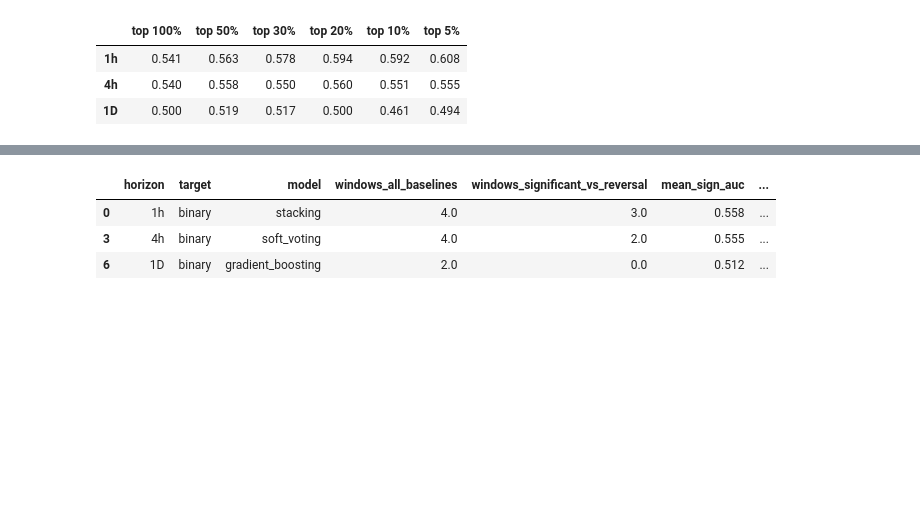
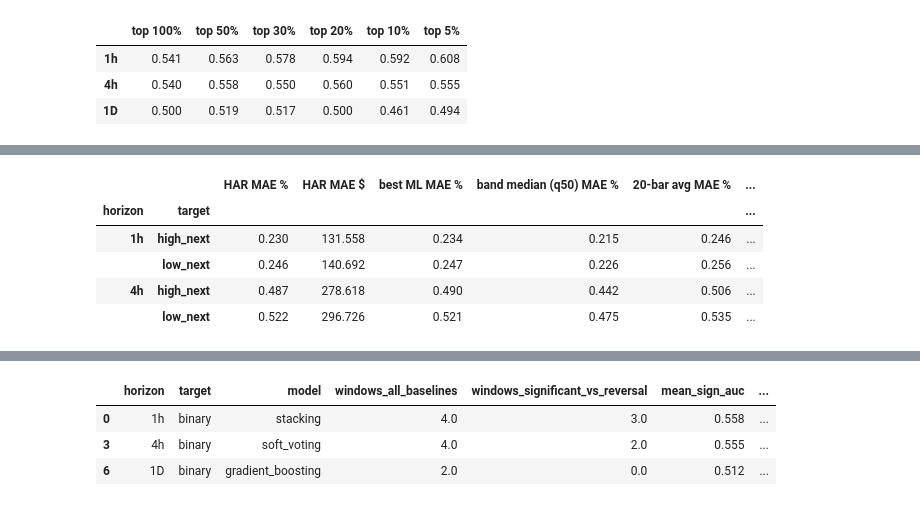
Before and after one commit to Gaston202/BitcoinPricePrediction, a Jupyter notebook: notebooks/06_evaluation.ipynb, the cells around one changed output, grey strips where cells are left out. Drawn from its saved outputs; the diff is of its cells as text; code cells hidden in the pictures; blank space fills up the shorter version.

```diff
--- a/notebooks/06_evaluation.ipynb
+++ b/notebooks/06_evaluation.ipynb
@@ -269,0 +276,23 @@ pd.DataFrame(rows).T
+# %%
+PT = ROOT / "reports" / "results" / "price_targets"
+rows = []
+for h in ("1h", "4h"):
+    for t in ("high_next", "low_next"):
+        d = pd.read_csv(PT / f"{h}_{t}_wf.csv")
+        g = d.groupby("model").agg(mae=("mae", "mean"), mae_usd=("mae_price", "mean"), r2=("r2", "mean"),
+                                   sig=("mae_pvalue_vs_ref", lambda p: int((p < 0.05).sum())))
+        ml = g.loc[["ridge", "random_forest", "xgboost", "lightgbm"]].sort_values("mae").iloc[0]
+        rows.append({"horizon": h, "target": t,
+                     "HAR MAE %": 100 * g.loc["har", "mae"], "HAR MAE $": g.loc["har", "mae_usd"],
+                     "best ML MAE %": 100 * ml["mae"], "band median (q50) MAE %": 100 * g.loc["lgbm_quantile_cal", "mae"],
+                     "20-bar avg MAE %": 100 * g.loc["baseline:rolling_mean_20", "mae"],
+                     "persistence MAE %": 100 * g.loc["baseline:persistence", "mae"],
+                     "HAR R²": g.loc["har", "r2"], "HAR significant (of 4)": int(g.loc["har", "sig"])})
+pd.DataFrame(rows).set_index(["horizon", "target"]).round(3)
+# %% [output]
+|  |  | HAR MAE % | HAR MAE $ | best ML MAE % | band median (q50) MAE % | 20-bar avg MAE % | ... |
+| horizon | target |  |  |  |  |  | ... |
+| 1h | high_next | 0.230 | 131.558 | 0.234 | 0.215 | 0.246 | ... |
+|  | low_next | 0.246 | 140.692 | 0.247 | 0.226 | 0.256 | ... |
+| 4h | high_next | 0.487 | 278.618 | 0.490 | 0.442 | 0.506 | ... |
+|  | low_next | 0.522 | 296.726 | 0.521 | 0.475 | 0.535 | ... |
```
Also changed, not shown: parts of 9 cells of this notebook, 12 other files.
